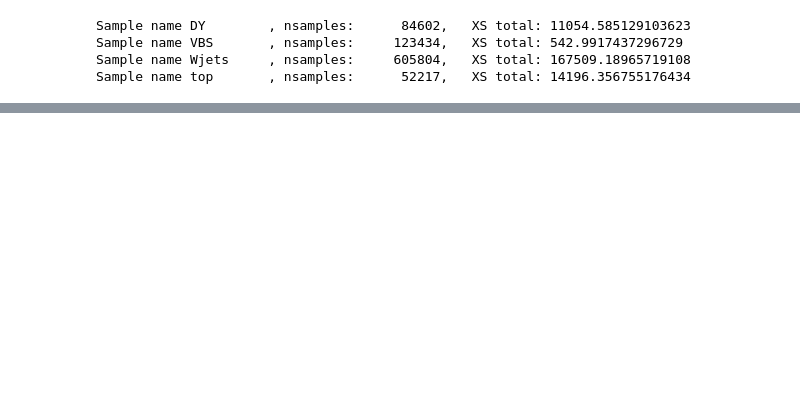
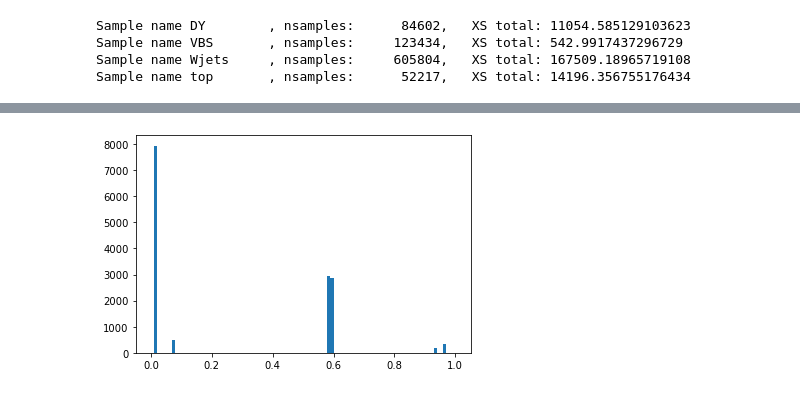
Before and after one commit to UniMiBAnalyses/ML_classification, a Jupyter notebook: DataPreparation.ipynb, the cells around one changed output, grey strips where cells are left out. Cells and saved outputs as stored; diff of their text form; code cells hidden in the pictures; blank space fills up the shorter version.

```diff
--- a/DataPreparation.ipynb
+++ b/DataPreparation.ipynb
@@ -35,0 +56,5 @@ Sample name top       , nsamples:      52217,   XS total: 14196.356755176434
+# %%
+_ = plt.hist(samples["top"].XSWeight*130, bins=100, range=(0,1))
+#plt.xscale("log")
+# %% [output]
+[figure, added]
```
Also changed, not shown: parts of 21 cells of this notebook, 3 other files.
